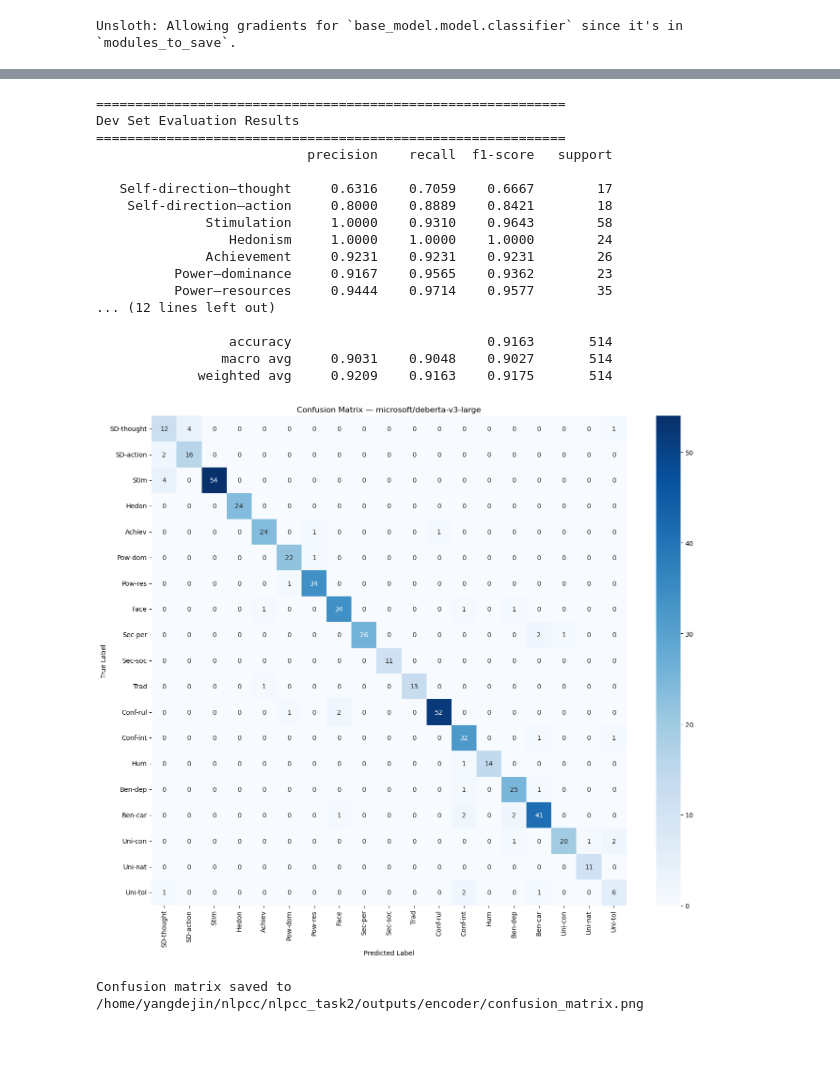
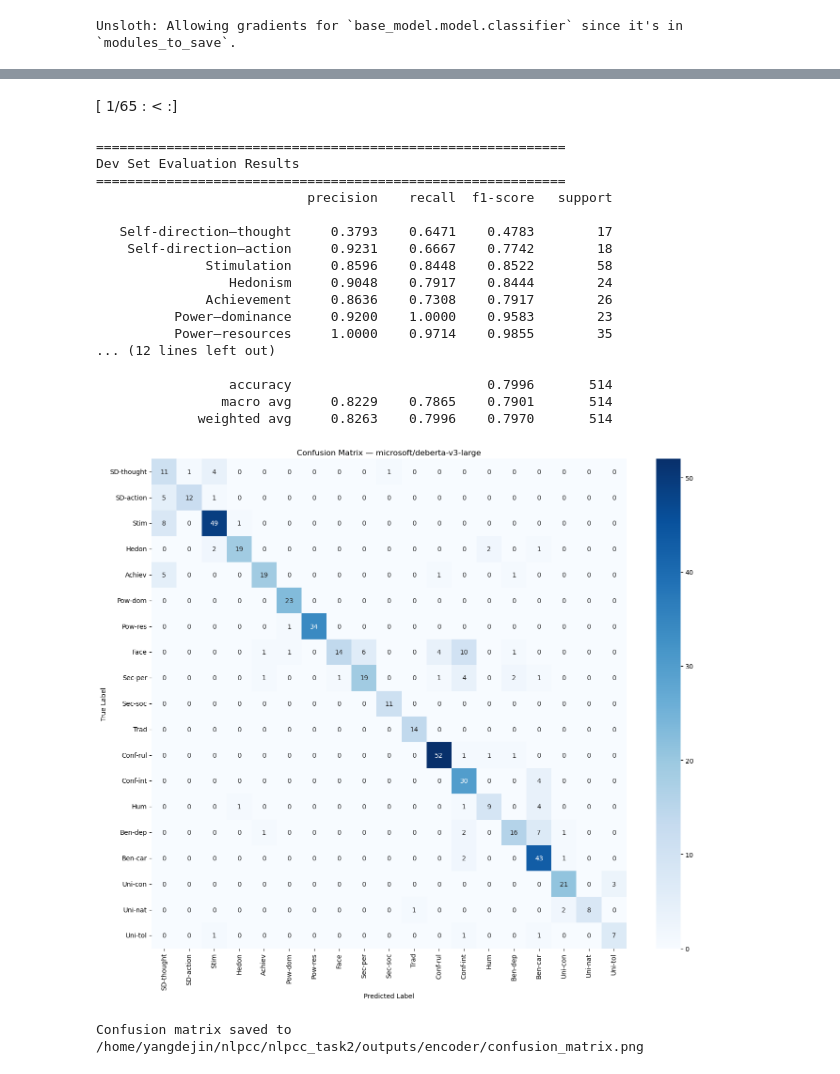
Before and after one commit to Dejintime/NLPCC_Task2, a Jupyter notebook: track1/encoder/deberta_v3_large_lora_weighted.ipynb, the cells around one changed output, grey strips where cells are left out. Saved outputs shown, nothing was run; the diff lists cells and outputs as text; code cells hidden in the pictures; blank space fills up the shorter version.

```diff
--- a/track1/encoder/deberta_v3_large_lora_weighted.ipynb
+++ b/track1/encoder/deberta_v3_large_lora_weighted.ipynb
@@ -18,14 +16,17 @@ HF_HUB_DISABLE_XET: 1
 # %%
 MODEL_NAME   = "microsoft/deberta-v3-large"
 DATA_DIR     = "/home/yangdejin/nlpcc/nlpcc_task2/data"
-OUTPUT_DIR   = "/home/yangdejin/nlpcc/nlpcc_task2/outputs/encoder"
+OUTPUT_DIR   = "/home/yangdejin/nlpcc/nlpcc_task2/outputs/encoder/deberta_v3_large"
 BATCH_SIZE   = 16
 MAX_LENGTH   = 512
 LR           = 5e-5
-NUM_EPOCHS   = 15
+NUM_EPOCHS   = 5
 LORA_R       = 16
 LORA_ALPHA   = 32
 SEED         = 3407
+os.makedirs(OUTPUT_DIR, exist_ok=True)
+TRAIN_CONTEXT_MODE = "full_context"
+EVAL_CONTEXT_MODE = "response_only"
 # %%
 import json
 import os
@@ -193,7 +199,7 @@ from sklearn.utils.class_weight import compute_class_weight
 from transformers import TrainingArguments, Trainer
 
 # 计算类别权重
-train_labels = np.array(train_dataset["labels"])
+train_labels = np.array(train_dataset["label"])
 class_weights = compute_class_weight(
     class_weight="balanced",
     classes=np.arange(NUM_CLASSES),
@@ -294,7 +288,7 @@ from sklearn.metrics import classification_report, confusion_matrix
 
 pred_output = trainer.predict(dev_dataset)
 preds  = np.argmax(pred_output.predictions, axis=-1)
-labels = np.array(dev_dataset["labels"])
+labels = np.array(dev_dataset["label"])
 
 print("=" * 60)
 print("Dev Set Evaluation Results")
@@ -331,19 +324,20 @@ print(f"Confusion matrix saved to {OUTPUT_DIR}/confusion_matrix.png")
+[ 1/65 : < :]
 ============================================================
 Dev Set Evaluation Results
 ============================================================
                            precision    recall  f1-score   support
 
-   Self-direction–thought     0.6316    0.7059    0.6667        17
-    Self-direction–action     0.8000    0.8889    0.8421        18
-              Stimulation     1.0000    0.9310    0.9643        58
-                 Hedonism     1.0000    1.0000    1.0000        24
-              Achievement     0.9231    0.9231    0.9231        26
-          Power–dominance     0.9167    0.9565    0.9362        23
-          Power–resources     0.9444    0.9714    0.9577        35
+   Self-direction–thought     0.3793    0.6471    0.4783        17
+    Self-direction–action     0.9231    0.6667    0.7742        18
+              Stimulation     0.8596    0.8448    0.8522        58
+                 Hedonism     0.9048    0.7917    0.8444        24
+              Achievement     0.8636    0.7308    0.7917        26
+          Power–dominance     0.9200    1.0000    0.9583        23
+          Power–resources     1.0000    0.9714    0.9855        35
 ... (12 lines left out)
 
-                 accuracy                         0.9163       514
-                macro avg     0.9031    0.9048    0.9027       514
-             weighted avg     0.9209    0.9163    0.9175       514
+                 accuracy                         0.7996       514
+                macro avg     0.8229    0.7865    0.7901       514
+             weighted avg     0.8263    0.7996    0.7970       514
-[figure, old version]
+[figure, new version]
 Confusion matrix saved to /home/yangdejin/nlpcc/nlpcc_task2/outputs/encoder/confusion_matrix.png
```
Also changed, not shown: parts of 5 cells of this notebook, 10 other files.
